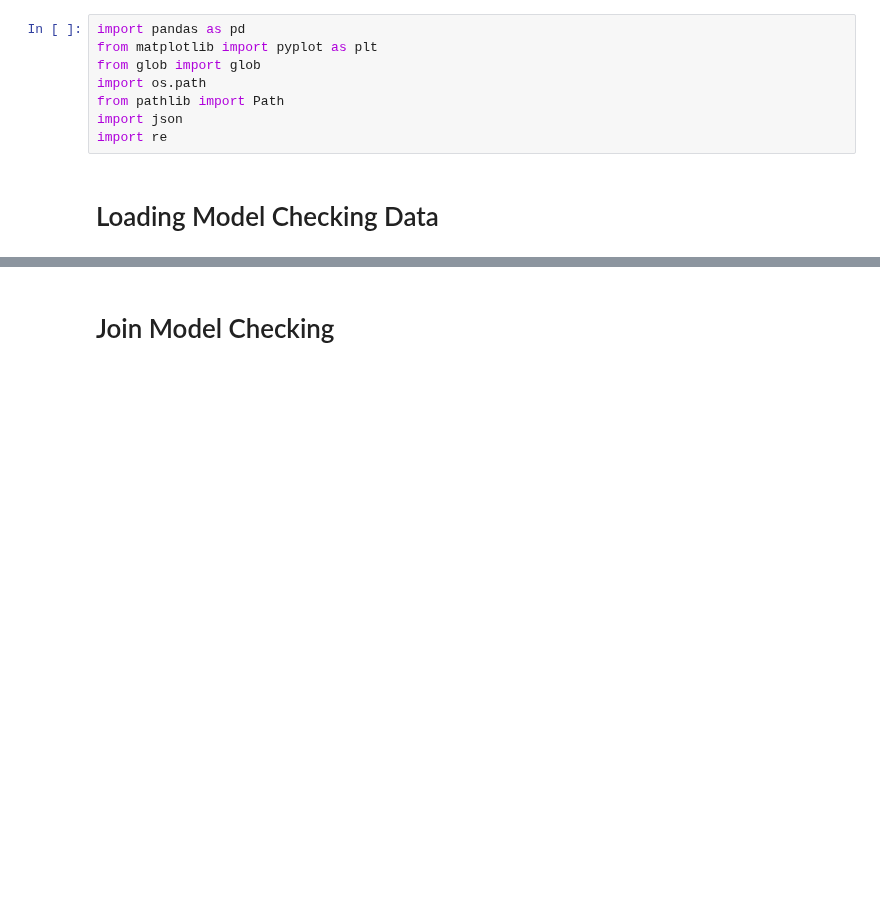
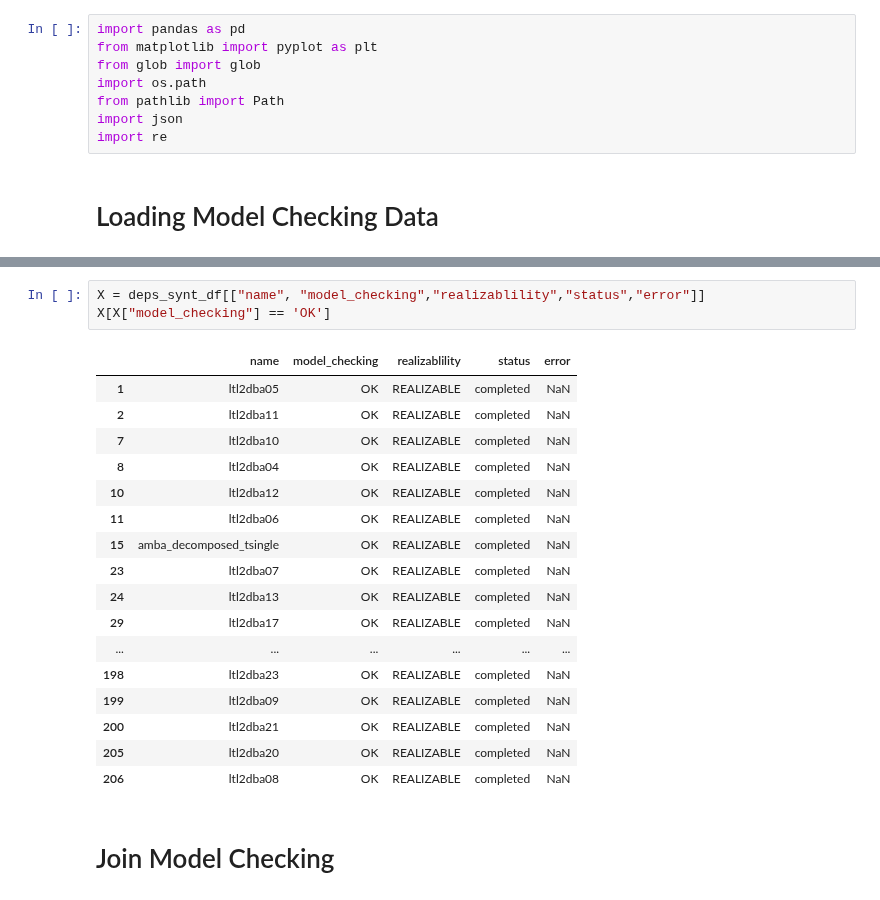
Before and after one commit to eliyaoo32/DepSynt, a Jupyter notebook: notebooks/model-checking.ipynb, the cells around one changed output, grey strips where cells are left out. Saved outputs shown, nothing was run; the diff lists cells and outputs as text; blank space fills up the shorter version.

```diff
--- a/notebooks/model-checking.ipynb
+++ b/notebooks/model-checking.ipynb
@@ -219,3 +277,24 @@ spot_sd_df
+# %%
+X = deps_synt_df[["name", "model_checking","realizablility","status","error"]]
+X[X["model_checking"] == 'OK']
+# %% [output]
+|  | name | model_checking | realizablility | status | error |
+| 1 | ltl2dba05 | OK | REALIZABLE | completed | NaN |
+| 2 | ltl2dba11 | OK | REALIZABLE | completed | NaN |
+| 7 | ltl2dba10 | OK | REALIZABLE | completed | NaN |
+| 8 | ltl2dba04 | OK | REALIZABLE | completed | NaN |
+| 10 | ltl2dba12 | OK | REALIZABLE | completed | NaN |
+| 11 | ltl2dba06 | OK | REALIZABLE | completed | NaN |
+| 15 | amba_decomposed_tsingle | OK | REALIZABLE | completed | NaN |
+| 23 | ltl2dba07 | OK | REALIZABLE | completed | NaN |
+| 24 | ltl2dba13 | OK | REALIZABLE | completed | NaN |
+| 29 | ltl2dba17 | OK | REALIZABLE | completed | NaN |
+| ... | ... | ... | ... | ... | ... |
+| 198 | ltl2dba23 | OK | REALIZABLE | completed | NaN |
+| 199 | ltl2dba09 | OK | REALIZABLE | completed | NaN |
+| 200 | ltl2dba21 | OK | REALIZABLE | completed | NaN |
+| 205 | ltl2dba20 | OK | REALIZABLE | completed | NaN |
+| 206 | ltl2dba08 | OK | REALIZABLE | completed | NaN |
 # %% [markdown]
 # Join Model Checking
 # %%
```
Also changed, not shown: parts of 8 cells of this notebook, 1 other file.
